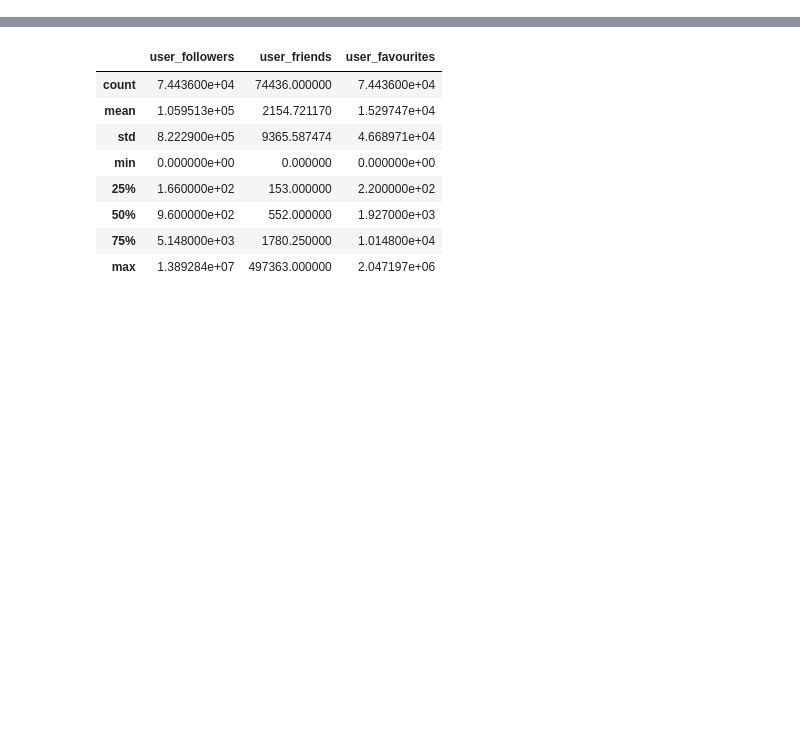
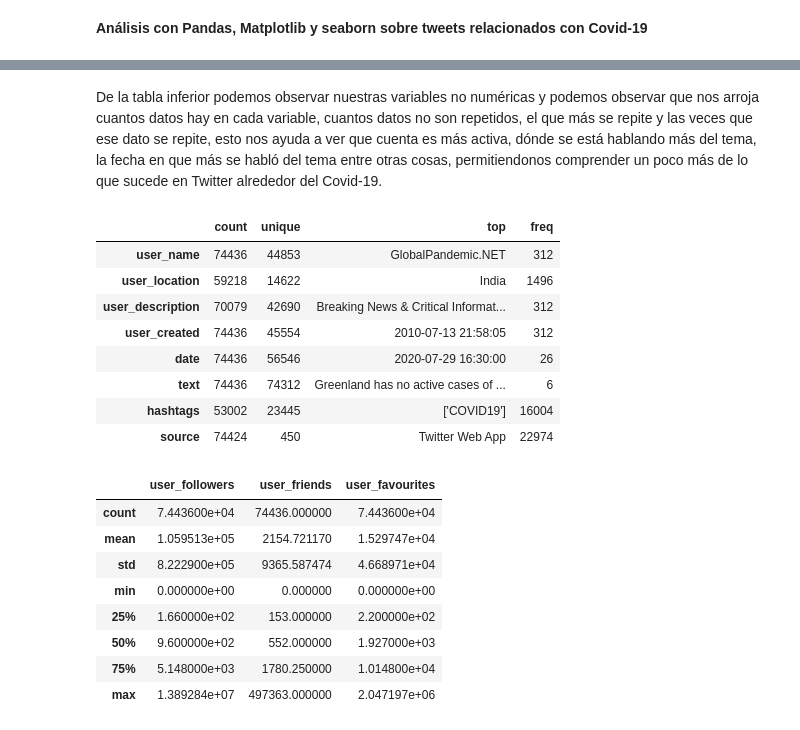
Before and after one commit to SantiG2233/RetoAnalitica, a Jupyter notebook: Tweets_Covid-19.ipynb, the cells around one changed output, grey strips where cells are left out. Drawn from its saved outputs; the diff is of its cells as text; code cells hidden in the pictures; blank space fills up the shorter version.

```diff
--- a/Tweets_Covid-19.ipynb
+++ b/Tweets_Covid-19.ipynb
@@ -1,3 +1,5 @@
+# %% [markdown]
+**Análisis con Pandas, Matplotlib y seaborn sobre tweets relacionados con Covid-19**
 # %%
 import pandas as pd
 import matplotlib.pyplot as plt
@@ -11,6 +13,21 @@ data.head()
 | 2 | Time4fisticuffs | Pewee Valley, KY | #Christian #Catholic #Conservativ... | 2009-02-28 18:57:41 | 9275 | 9525 | ... |
 | 3 | ethel mertz | Stuck in the Middle | #Browns #Indians #ClevelandProud ... | 2019-03-07 01:45:06 | 197 | 987 | ... |
 | 4 | DIPR-J&K | Jammu and Kashmir | 🖊️Official Twitter handle of Depa... | 2017-02-12 06:45:15 | 101009 | 168 | ... |
+# %% [markdown]
+De la tabla inferior podemos observar nuestras variables no numéricas y podemos observar que nos arroja cuantos datos hay en cada variable, cuantos datos no son repetidos, el que más se repite y las veces que ese dato se repite, esto nos ayuda a ver que cuenta es más activa, dónde se está hablando más del tema, la fecha en que más se habló del tema entre otras cosas, permitiendonos comprender un poco más de lo que sucede en Twitter alrededor del Covid-19.
+# %%
+import numpy as np
+data.describe(include=np.object).transpose()
+# %% [output]
+|  | count | unique | top | freq |
+| user_name | 74436 | 44853 | GlobalPandemic.NET | 312 |
+| user_location | 59218 | 14622 | India | 1496 |
+| user_description | 70079 | 42690 | Breaking News & Critical Informat... | 312 |
+| user_created | 74436 | 45554 | 2010-07-13 21:58:05 | 312 |
+| date | 74436 | 56546 | 2020-07-29 16:30:00 | 26 |
+| text | 74436 | 74312 | Greenland has no active cases of ... | 6 |
+| hashtags | 53002 | 23445 | ['COVID19'] | 16004 |
+| source | 74424 | 450 | Twitter Web App | 22974 |
 # %%
 data.describe()
 # %% [output]
```
Also changed, not shown: parts of 9 cells of this notebook.
